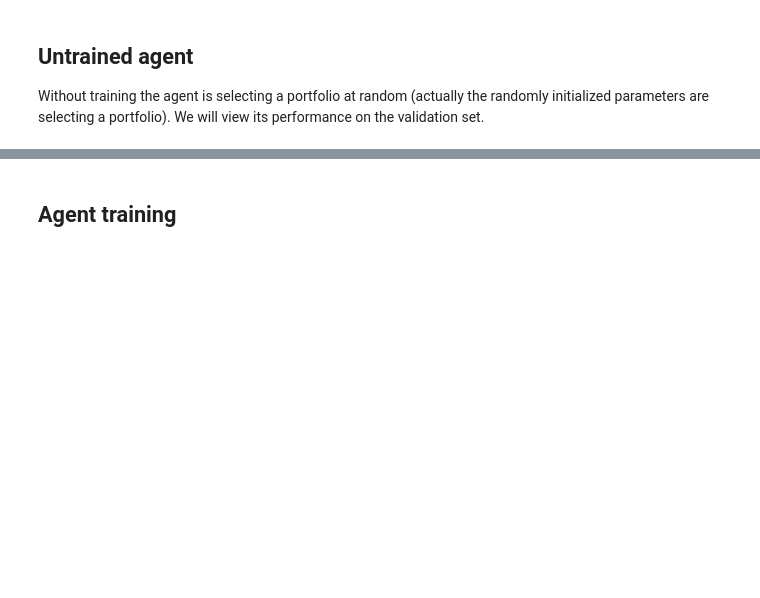
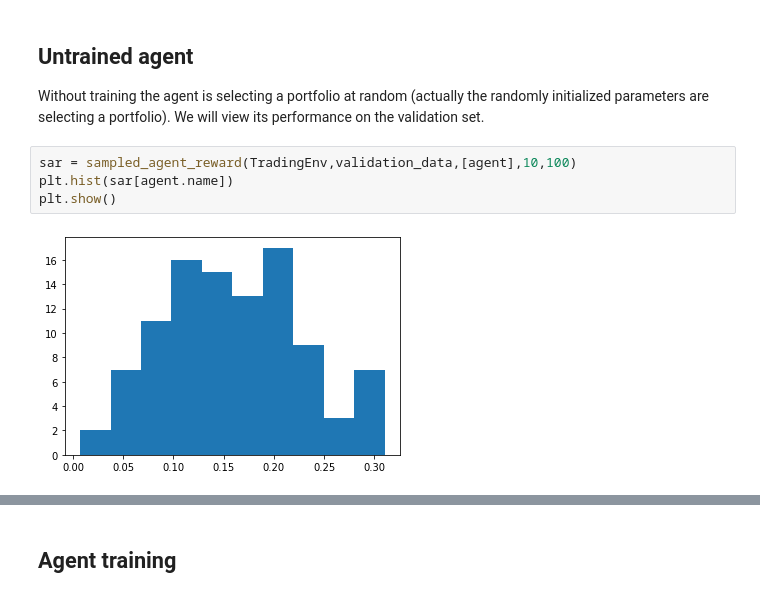
Before and after one commit to rajindermavi/portfolio_management, a Jupyter notebook: portfolio_management/dpm_agent_training.ipynb, the cells around one changed output, grey strips where cells are left out. Cells and saved outputs as stored; diff of their text form; blank space fills up the shorter version.

```diff
--- a/portfolio_management/dpm_agent_training.ipynb
+++ b/portfolio_management/dpm_agent_training.ipynb
@@ -97,6 +97,12 @@ agent = DPM_Agent()
 ## Untrained agent
 
 Without training the agent is selecting a portfolio at random (actually the randomly initialized parameters are selecting a portfolio). We will view its performance on the validation set.
+# %%
+sar = sampled_agent_reward(TradingEnv,validation_data,[agent],10,100)
+plt.hist(sar[agent.name])
+plt.show()
+# %% [output]
+[figure, added]
 # %%
 # Simulate untrained agent to view baseline
 loss = agent_loss(validation_env,agent)
```
Also changed, not shown: parts of 7 cells of this notebook, 5 other files.
